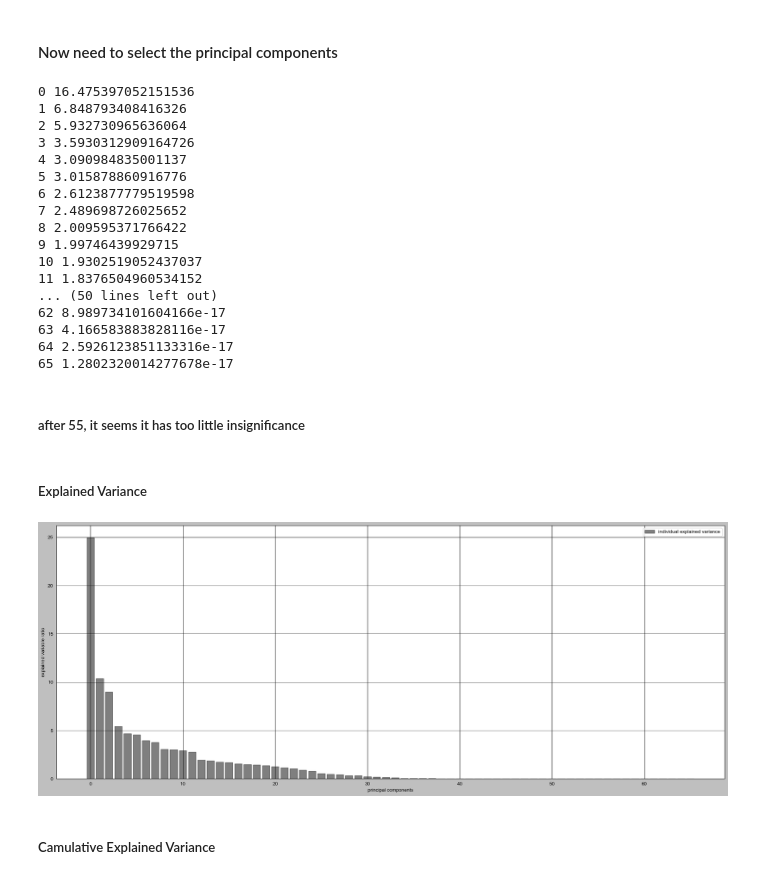
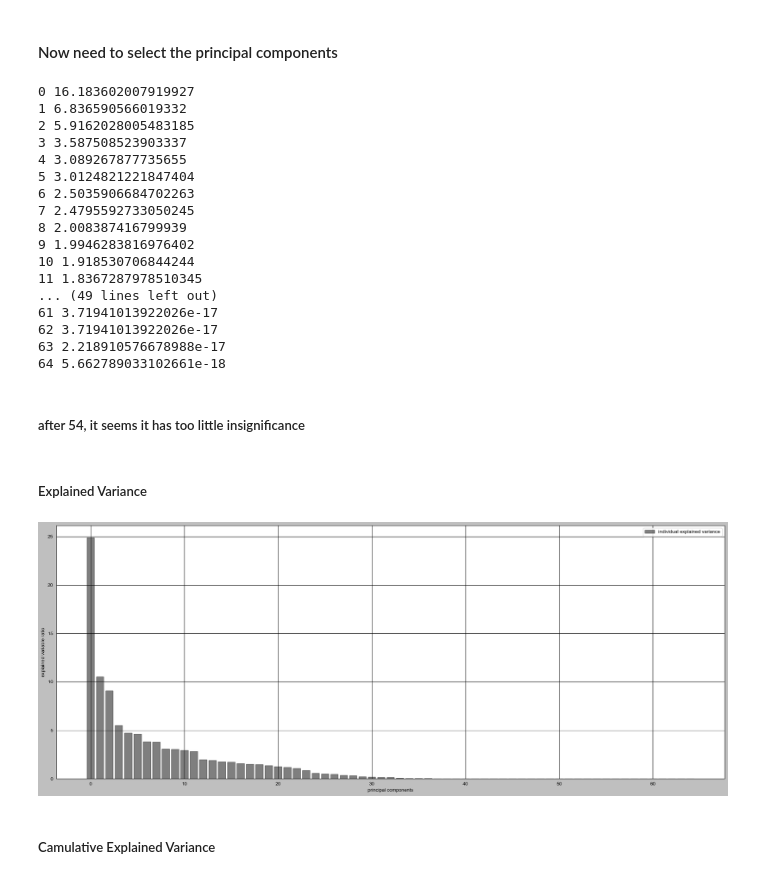
Before and after one commit to Thesis-on-Cyber-Security/Thesis-on-DDOS, a Jupyter notebook: 3rd Step/Dimensionality_Reduction.ipynb, the cells around one changed output. Drawn from its saved outputs; the diff is of its cells as text; code cells hidden in the pictures.

```diff
--- a/3rd Step/Dimensionality_Reduction.ipynb
+++ b/3rd Step/Dimensionality_Reduction.ipynb
@@ -14,7 +17,7 @@ def readCSV_Function(file_path):
     dask_df = dask_df.repartition(npartitions=8)
     return dask_df.compute(scheduler='threads')
 
-filePath = "D:\\Thesis_Group_of_Brig_Gen_Razzak_Sir\\Concatenated_Data_Before_Feature_Engineering\\Cleaned_Data.csv"
+filePath = "F:\\Thesis_ddos\\Concatenated_Data_Before_Feature_Engineering\\Cleaned_Data.csv"
 df = readCSV_Function(filePath)
 df.drop(columns=["Unnamed: 0"], inplace=True, errors='ignore')
 df = shuffle(df)
@@ -284,12 +287,15 @@ Need to reduce dimentionality of those above co-related pairs using PCA
 </h3></center>
 # %% [markdown]
 ##### But before applying PCA, need to data standardization & Compute the covariance matrix
+# %%
+X = df.drop("Label",axis=1)
+Y = df["Label"]
 # %%
 from sklearn.preprocessing import StandardScaler
 from sklearn import preprocessing
 
-X_std = StandardScaler().fit_transform(df) # data standardized / scaled here
-X_norm = preprocessing.normalize(df)
+X_std = StandardScaler().fit_transform(X) # data standardized / scaled here
+X_norm = preprocessing.normalize(X)
 mean_vec = np.mean(X_std,axis=0)
 cov_mat = ((X_std - mean_vec).T.dot(X_std - mean_vec)) / (X_std.shape[0]-1)
 cov_mat # 66 rows & 66 columns
@@ -343,25 +359,25 @@ eig_pairs.sort(key=lambda x: x[0],reverse=True)
 for i,j in enumerate(eig_pairs):
     print(i,j[0])
 # %% [output]
-0 16.475397052151536
-1 6.848793408416326
-2 5.932730965636064
-3 3.5930312909164726
-4 3.090984835001137
-5 3.015878860916776
-6 2.6123877779519598
-7 2.489698726025652
-8 2.009595371766422
-9 1.99746439929715
-10 1.9302519052437037
-11 1.8376504960534152
-... (50 lines left out)
-62 8.989734101604166e-17
-63 4.166583883828116e-17
-64 2.5926123851133316e-17
-65 1.2802320014277678e-17
+0 16.183602007919927
+1 6.836590566019332
+2 5.9162028005483185
+3 3.587508523903337
+4 3.089267877735655
+5 3.0124821221847404
+6 2.5035906684702263
+7 2.4795592733050245
+8 2.008387416799939
+9 1.9946283816976402
+10 1.918530706844244
+11 1.8367287978510345
+... (49 lines left out)
+61 3.71941013922026e-17
+62 3.71941013922026e-17
+63 2.218910576678988e-17
+64 5.662789033102661e-18
 # %% [markdown]
-##### after 55, it seems it has too little insignificance
+##### after 54, it seems it has too little insignificance
 # %% [markdown]
 ##### Explained Variance
 # %%
@@ -369,18 +385,18 @@ tot = sum(eig_values)
 exp_var = [(i/tot)*100 for i in sorted(eig_values,reverse=True)]
 # exp_var
 # %%
-imgPath = "G:\\Brig_Gen_Razzak_Sir_Thesis_Group\\Thesis-on-DDOS-main\\images\\"
+imgPath = "C:\\Users\\Malware\\DataspellProjects\\Thesis-on-DDOS\\images\\"
 imgName = "PCA_explained_variance.png"
 with plt.style.context(style="grayscale"):
     plt.figure(figsize=(20,8))
-    plt.bar(x=range(len(df.columns)),height=exp_var,alpha=0.5,align="center",label="individual explained variance")
+    plt.bar(x=range(len(X.columns)),height=exp_var,alpha=0.5,align="center",label="individual explained variance")
     plt.legend(loc="best")
     plt.xlabel("principal components")
     plt.ylabel("explained variable ratio")
     plt.tight_layout()
     plt.savefig(imgPath+imgName)
 # %% [output]
-[figure, old version]
+[figure, new version]
 # %% [markdown]
 ##### Camulative Explained Variance
 # %%
```
Also changed, not shown: parts of 13 cells of this notebook, 3 other files.
